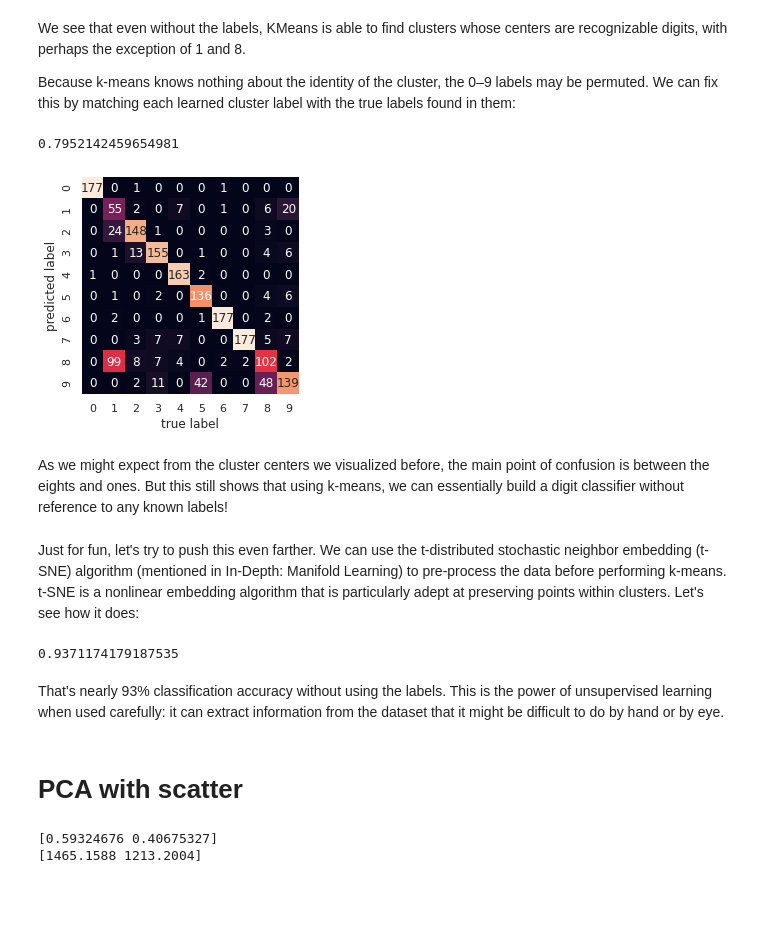
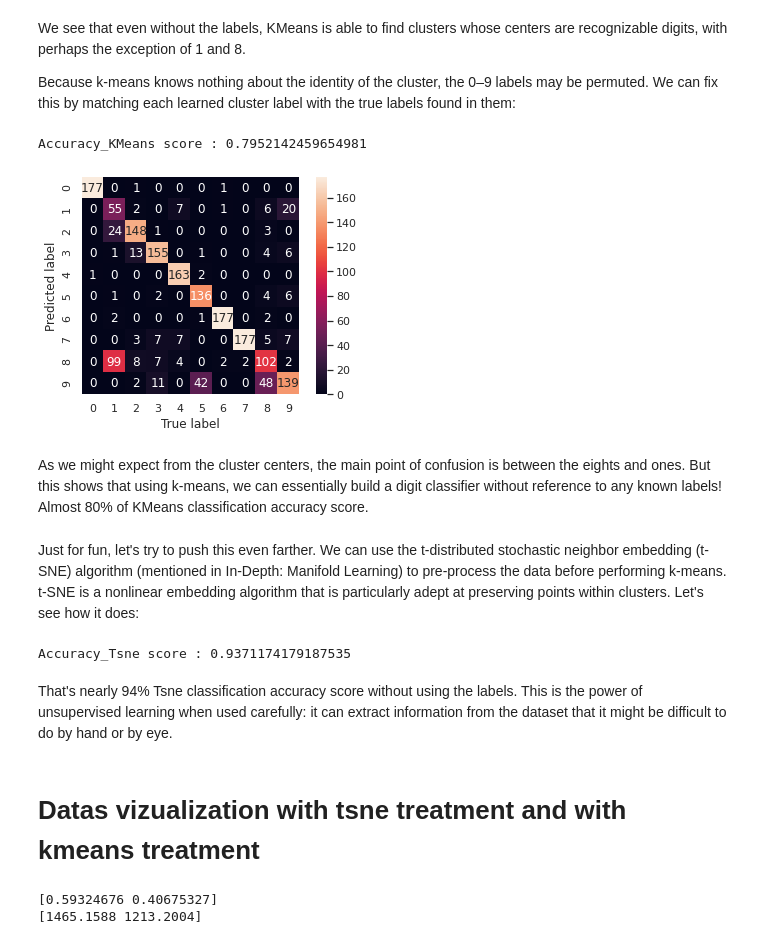
Before and after one commit to MyriamBou/clustering_with_K_means, a Jupyter notebook: clustering_with_K_means.ipynb, the cells around one changed output. Drawn from its saved outputs; the diff is of its cells as text; code cells hidden in the pictures; blank space fills up the shorter version.

```diff
--- a/clustering_with_K_means.ipynb
+++ b/clustering_with_K_means.ipynb
@@ -106,24 +202,25 @@ for i in range(10):
 # %%
 #Now we can check how accurate our unsupervised clustering was in finding similar digits within the data:
 from sklearn.metrics import accuracy_score
-accuracy_score(digits.target, labels)
+
+print("Accuracy_KMeans score :", accuracy_score(digits.target, labels))
 # %% [output]
-0.7952142459654981
+Accuracy_KMeans score : 0.7952142459654981
 # %%
 #With just a simple k-means algorithm, we discovered the correct grouping for 80% of the input digits! Let's check
 #the confusion matrix for this:
 from sklearn.metrics import confusion_matrix
 mat = confusion_matrix(digits.target, labels)
-sns.heatmap(mat.T, square=True, annot=True, fmt='d', cbar=False,
+sns.heatmap(mat.T, square=True, annot=True, fmt='d', cbar=True,
             xticklabels=digits.target_names,
             yticklabels=digits.target_names)
-plt.xlabel('true label')
-plt.ylabel('predicted label');
+plt.xlabel('True label')
+plt.ylabel('Predicted label');
 # %% [output]
-[figure, old version]
+[figure, new version]
 # %% [markdown]
-As we might expect from the cluster centers we visualized before, the main point of confusion is between the eights and ones. But this still shows that using k-means,
-we can essentially build a digit classifier without reference to any known labels!
+As we might expect from the cluster centers, the main point of confusion is between the eights and ones. But this shows that using k-means, we can essentially build a digit classifier without reference to any known labels!
+Almost 80% of  KMeans classification accuracy score.
 # %% [markdown]
 Just for fun, let's try to push this even farther. We can use the t-distributed stochastic neighbor embedding (t-SNE) algorithm (mentioned in In-Depth: Manifold Learning) to pre-process the data before performing k-means. t-SNE is a nonlinear embedding algorithm that is particularly adept at preserving points within clusters. Let's see how it does:
 # %%
@@ -144,11 +241,11 @@ for i in range(10):
     labels[mask] = mode(digits.target[mask])[0]
 
 # Compute the accuracy
-accuracy_score(digits.target, labels)
+print("Accuracy_Tsne score :", accuracy_score(digits.target, labels))
 # %% [output]
-0.9371174179187535
+Accuracy_Tsne score : 0.9371174179187535
 # %% [markdown]
-That's nearly 93% classification accuracy without using the labels. This is the power of unsupervised learning when used carefully: it can extract information from the dataset that it might be difficult to do by hand or by eye.
+That's nearly 94% Tsne classification accuracy score without using the labels. This is the power of unsupervised learning when used carefully: it can extract information from the dataset that it might be difficult to do by hand or by eye.
-# %% [markdown]
-# PCA with scatter
+# %% [markdown]
+# Datas vizualization with tsne treatment and with kmeans treatment
 # %%
```
Also changed, not shown: parts of 15 cells of this notebook, 1 other file.
